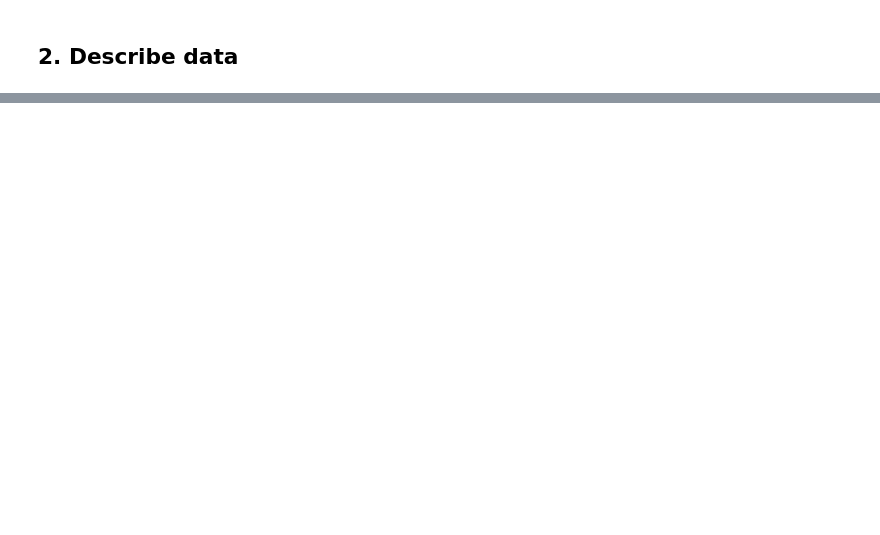
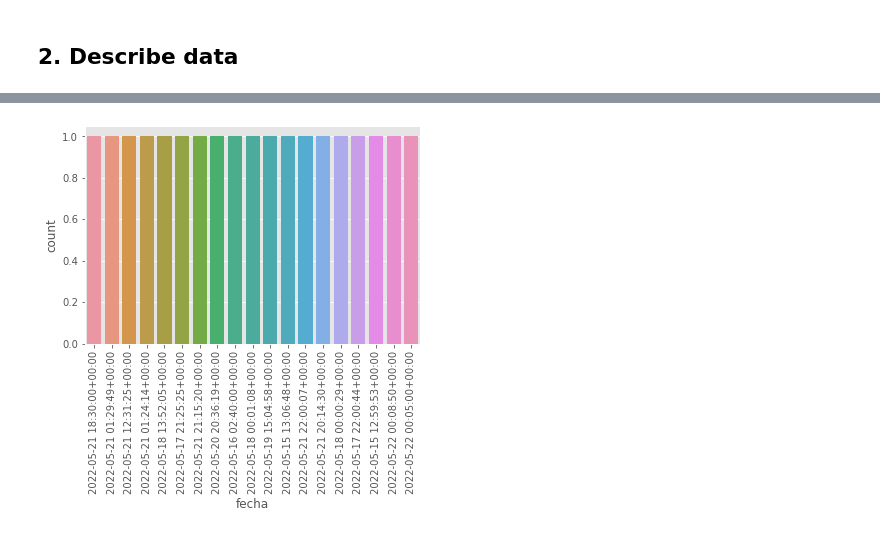
Before and after one commit to GDLPLearning/Sentiment-Analysis-for-the-MDP, a Jupyter notebook: notebooks/Exploratory/2-data-understanding.ipynb, the cells around one changed output, grey strips where cells are left out. Cells and saved outputs as stored; diff of their text form; code cells hidden in the pictures; blank space fills up the shorter version.

```diff
--- a/notebooks/Exploratory/2-data-understanding.ipynb
+++ b/notebooks/Exploratory/2-data-understanding.ipynb
@@ -121,0 +248,4 @@ df_final
+# %%
+sns.countplot(data=df,x='fecha')
+plt.xticks(rotation = 90)
+# %% [output]
@@ -121,0 +269 @@ df_final
+[figure, added]
```
Also changed, not shown: parts of 22 cells of this notebook, 1 other file.
